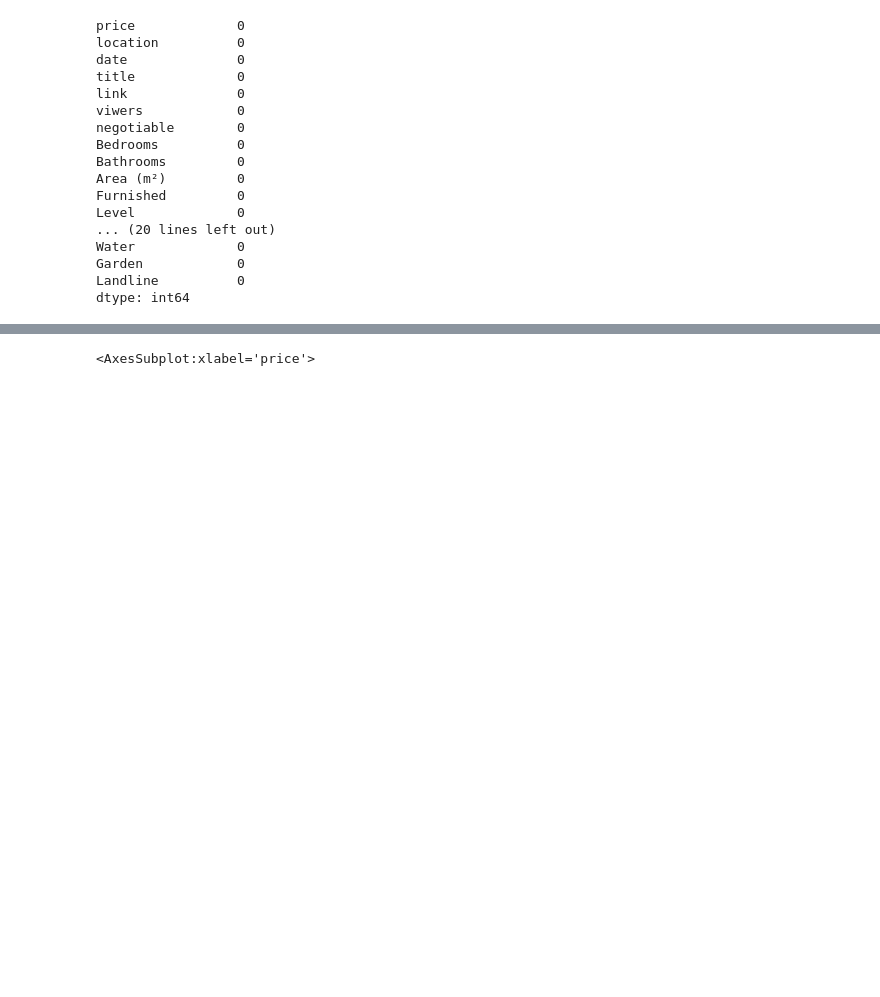
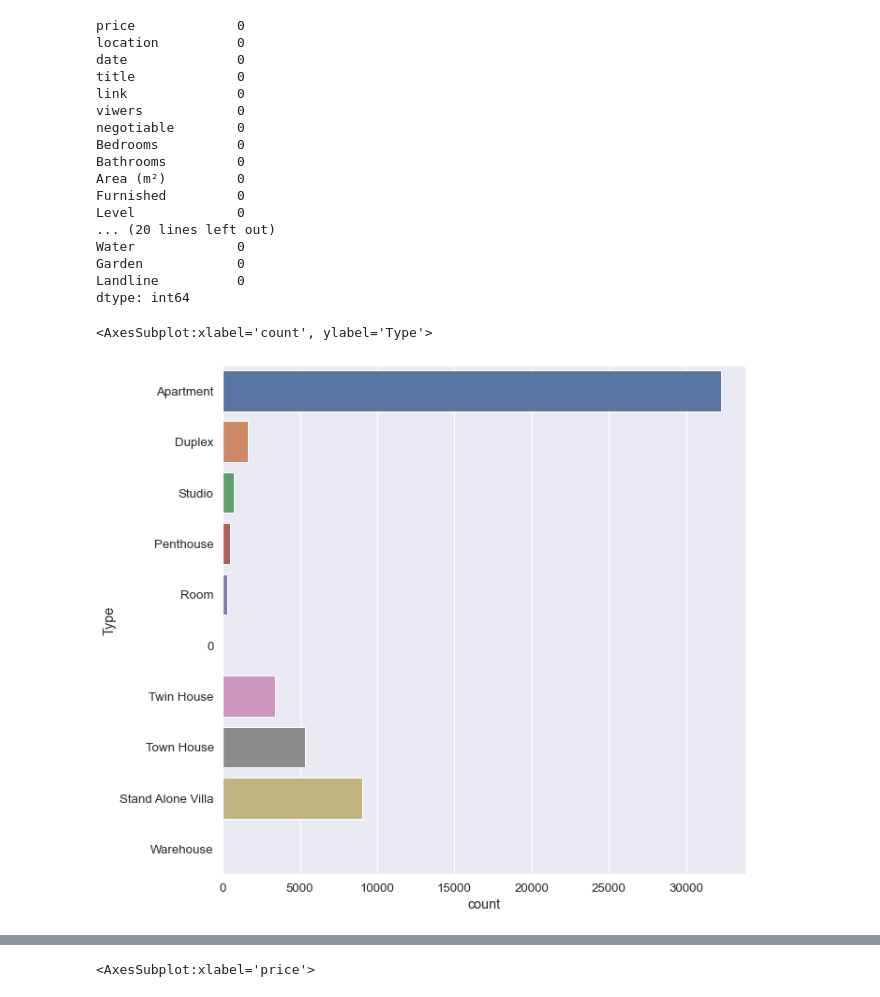
Before and after one commit to mabdulbaqui/OLX, a Jupyter notebook: MORE/V2/exploer.ipynb, the cells around one changed output, grey strips where cells are left out. Cells and saved outputs as stored; diff of their text form; code cells hidden in the pictures; blank space fills up the shorter version.

```diff
--- a/MORE/V2/exploer.ipynb
+++ b/MORE/V2/exploer.ipynb
@@ -134,7 +134,7 @@ def xx (z):
         return ' '.join(str(e) for e in z)
     except Exception as e:
 
-        return 0
+        return np.nan
 
 for x in df:
     for i in selected:
@@ -510,0 +511,6 @@ Furnished
+# %%
+catgorical_columns=["Bedrooms","Bathrooms","Furnished","Type","cat","Delivery Term","Delivery Date","Payment Option","negotiable"]
+sns.countplot(y='Type', data=df_totla)
+# %% [output]
+<AxesSubplot:xlabel='count', ylabel='Type'>
+[figure, added]
```
Also changed, not shown: parts of 19 cells of this notebook, 6 other files.
